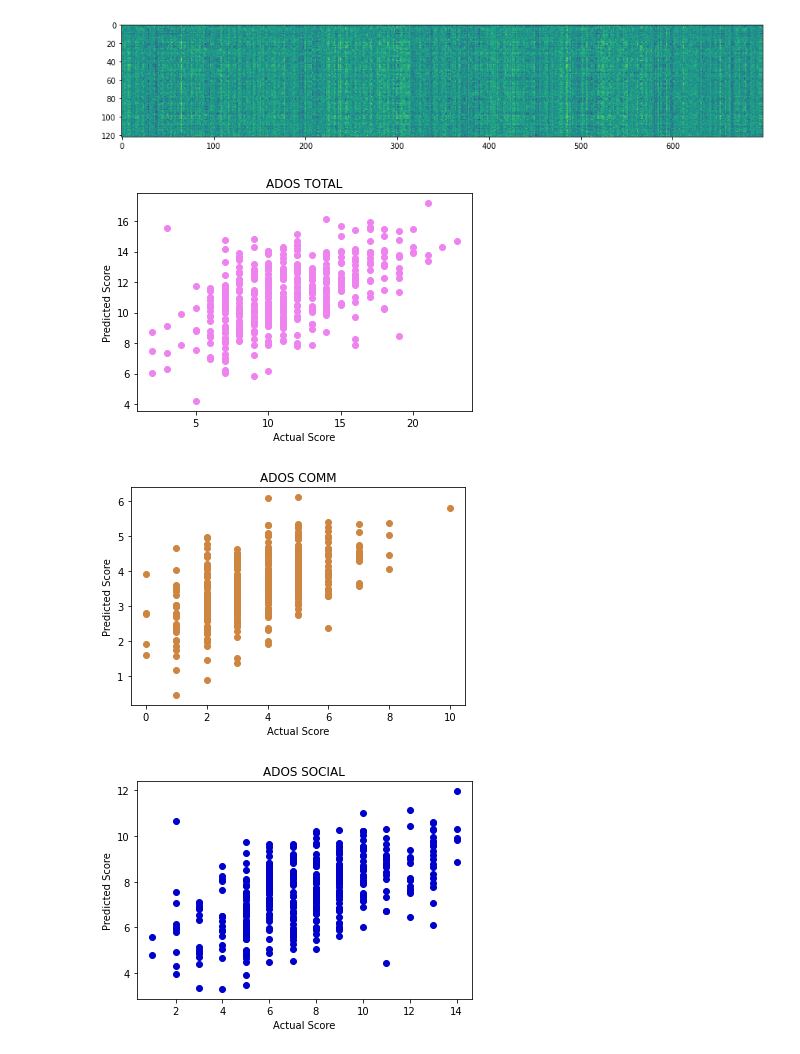
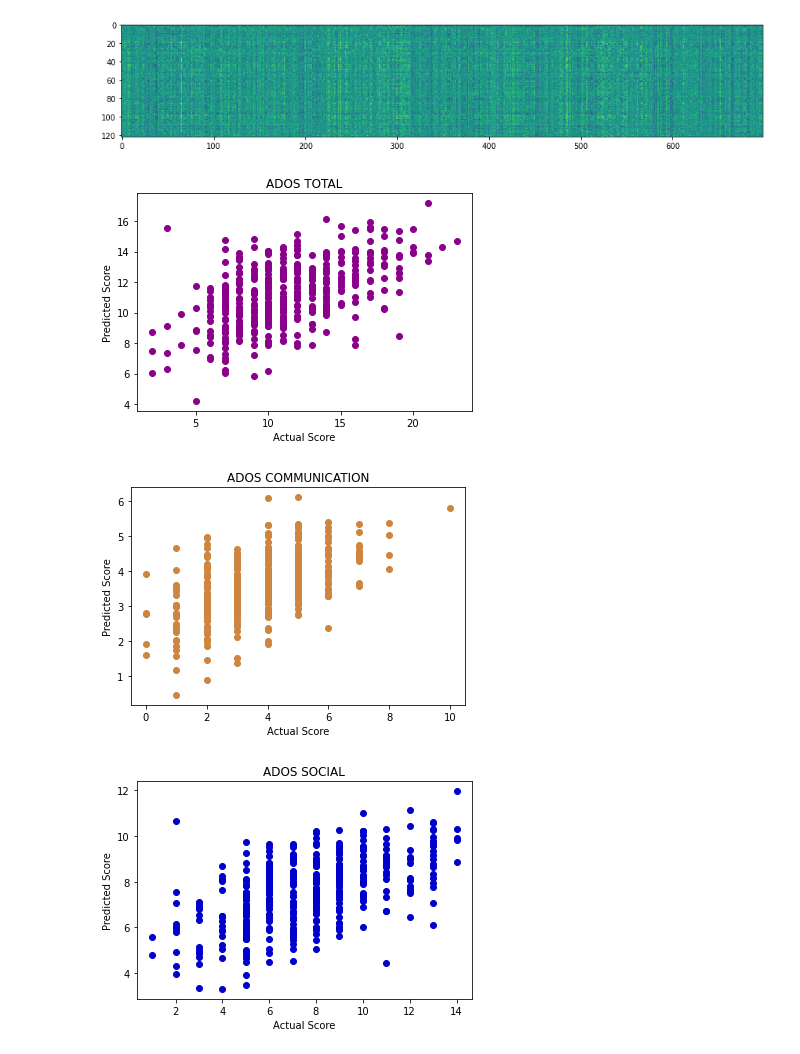
Before and after one commit to Aglinskas/BC-ORG-Data, a Jupyter notebook: Code/Genes/All_Genes_Diffmat.ipynb, the cells around one changed output. Cells and saved outputs as stored; diff of their text form; code cells hidden in the pictures.

```diff
--- a/Code/Genes/All_Genes_Diffmat.ipynb
+++ b/Code/Genes/All_Genes_Diffmat.ipynb
@@ -105,13 +105,13 @@ linear_regression_total = regression_total.fit(X_use_total,Y_use_total)
 Y_use_hat_total = linear_regression_total.predict(X_use_total)
 # %%
 #scatter plot for ados_total
-plt.scatter(Y_use_total,Y_use_hat_total,color='violet')
+plt.scatter(Y_use_total,Y_use_hat_total,color='darkmagenta')
 plt.title('ADOS TOTAL')
 plt.xlabel('Actual Score')
 plt.ylabel('Predicted Score')
 plt.show()
 # %% [output]
-[figure, old version]
+[figure, new version]
 # %%
 col_id = 1
 Y_comm = df[['ados_total', 'ados_comm', 'ados_social', 'ados_rrb']].values
@@ -126,12 +126,12 @@ Y_use_hat_comm = linear_regression_comm.predict(X_use_comm)
 # %%
 #scatter plot for ados_comm
 plt.scatter(Y_use_comm,Y_use_hat_comm,color='peru')
-plt.title('ADOS COMM')
+plt.title('ADOS COMMUNICATION')
 plt.xlabel('Actual Score')
 plt.ylabel('Predicted Score')
 plt.show()
 # %% [output]
-[figure, old version]
+[figure, new version]
 # %%
 col_id = 2
 Y_social = df[['ados_total', 'ados_comm', 'ados_social', 'ados_rrb']].values
```
Also changed, not shown: parts of 16 cells of this notebook, 3 other files.
